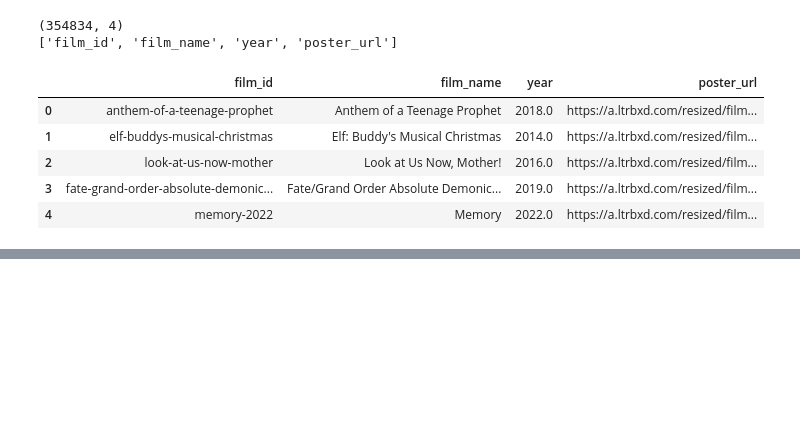
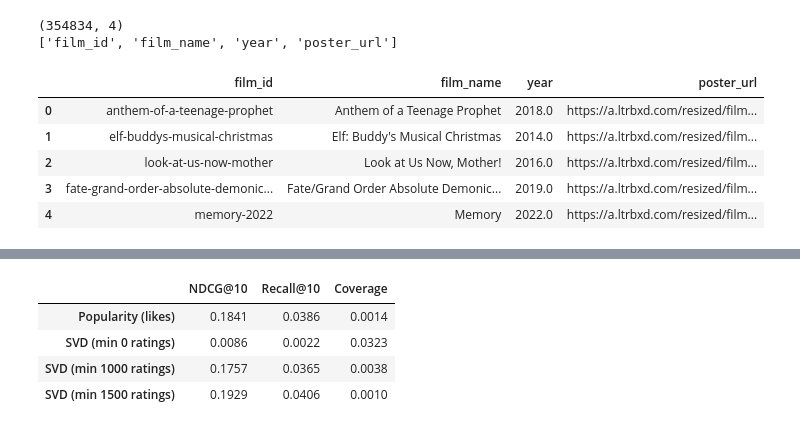
Before and after one commit to SaharMian/recsys-letterboxd, a Jupyter notebook: Dataandeval.ipynb, the cells around one changed output, grey strips where cells are left out. Cells and saved outputs as stored; diff of their text form; code cells hidden in the pictures; blank space fills up the shorter version.

```diff
--- a/Dataandeval.ipynb
+++ b/Dataandeval.ipynb
@@ -542,13 +78,0 @@ min 2000 betyg (    0 filmer kvar): NDCG@10 0.0000, Recall@10 0.0000, Täckning
-# %%
-results = {}
-results['Popularitet (gillade)'] = evaluate(recommend_pop, val, seen_train)
-for n in [0, 1000, 1500]:
-    r = recommend_all(model, min_count=n)
-    results[f'SVD (min {n} betyg)'] = evaluate(lambda user, seen, kk: r[user], val, seen_train)
-
-tbl = pd.DataFrame(results).T.round(4)
-print(tbl)
-
-tbl.to_csv(BASE + 'results_val.csv')
-torch.save(model.state_dict(), BASE + 'svd_model.pt')
-print("Sparat till Drive")
@@ -561,0 +598,6 @@ Sparat till Drive
+# %%
+for n in [0, 10, 50, 100, 200, 500]:
+    recs = recommend_all(model, min_count=n)
+    res = evaluate(lambda user, seen, k: recs[user], val, seen_train)
+    print(f"min {n:>3} ratings: NDCG@10 {res['NDCG@10']:.4f}, "
+          f"Recall@10 {res['Recall@10']:.4f}, Coverage {res['Coverage']:.4f}")
@@ -561,0 +615,10 @@ Sparat till Drive
+# %%
+for n in [500, 750, 1000, 1500, 2000]:
+    left = int((film_train_count >= n).sum())
+    if left < K:
+        print(f"min {n:>4} ratings: only {left} films left, not enough to recommend {K}")
+        continue
+    recs = recommend_all(model, min_count=n)
+    res = evaluate(lambda user, seen, k: recs[user], val, seen_train)
+    print(f"min {n:>4} ratings ({left:>5} films left): NDCG@10 {res['NDCG@10']:.4f}, "
+          f"Recall@10 {res['Recall@10']:.4f}, Coverage {res['Coverage']:.4f}")
@@ -561,0 +637,18 @@ Sparat till Drive
+# %%
+rows = {}
+rows['Popularity (likes)'] = evaluate(recommend_pop, val, seen_train)
+for n in [0, 1000, 1500]:
+    recs = recommend_all(model, min_count=n)
+    rows[f'SVD (min {n} ratings)'] = evaluate(lambda user, seen, k: recs[user], val, seen_train)
+
+df_val = pd.DataFrame(rows).T[['NDCG@10', 'Recall@10', 'Coverage']]
+df_val.to_csv(BASE + 'results_val.csv')
+
+torch.save({'state_dict': model.state_dict(), 'mu': model.mu}, BASE + 'svd_model.pt')
+df_val.round(4)
+# %% [output]
+|  | NDCG@10 | Recall@10 | Coverage |
+| Popularity (likes) | 0.1841 | 0.0386 | 0.0014 |
+| SVD (min 0 ratings) | 0.0086 | 0.0022 | 0.0323 |
+| SVD (min 1000 ratings) | 0.1757 | 0.0365 | 0.0038 |
+| SVD (min 1500 ratings) | 0.1929 | 0.0406 | 0.0010 |
```
Also changed, not shown: parts of 75 cells of this notebook.
